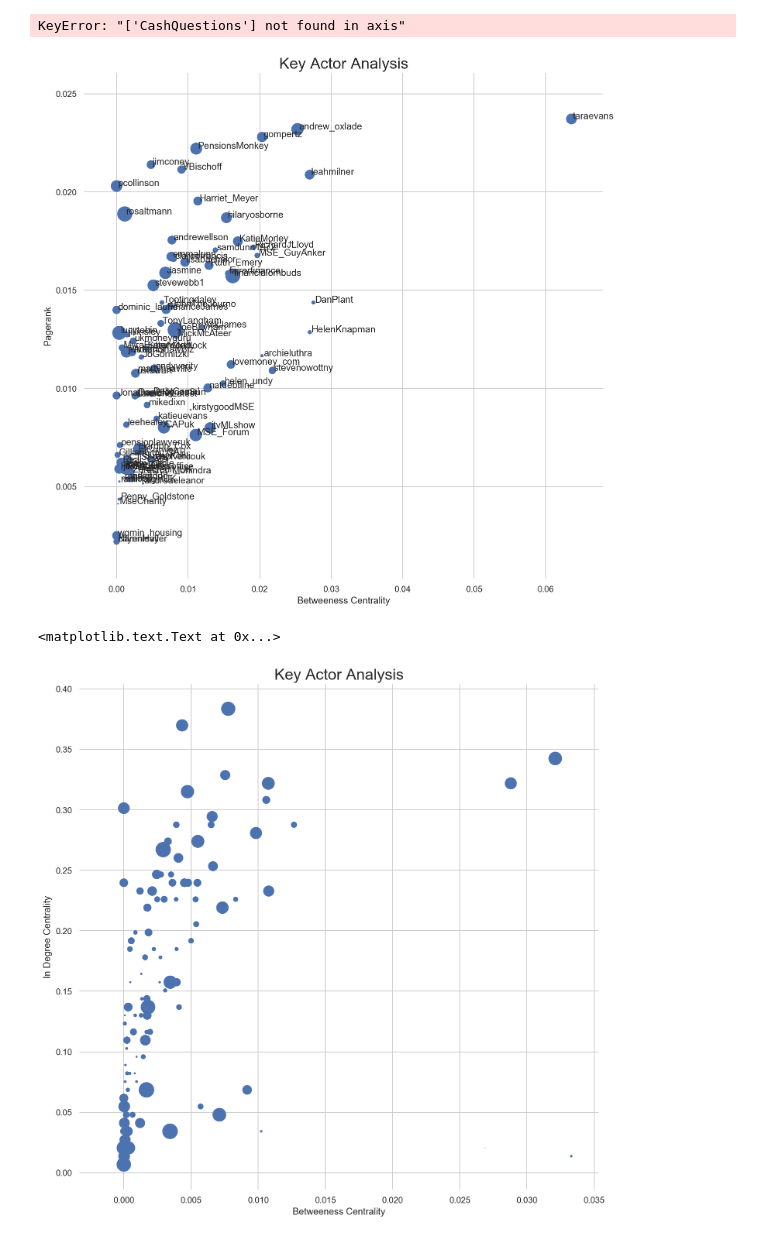
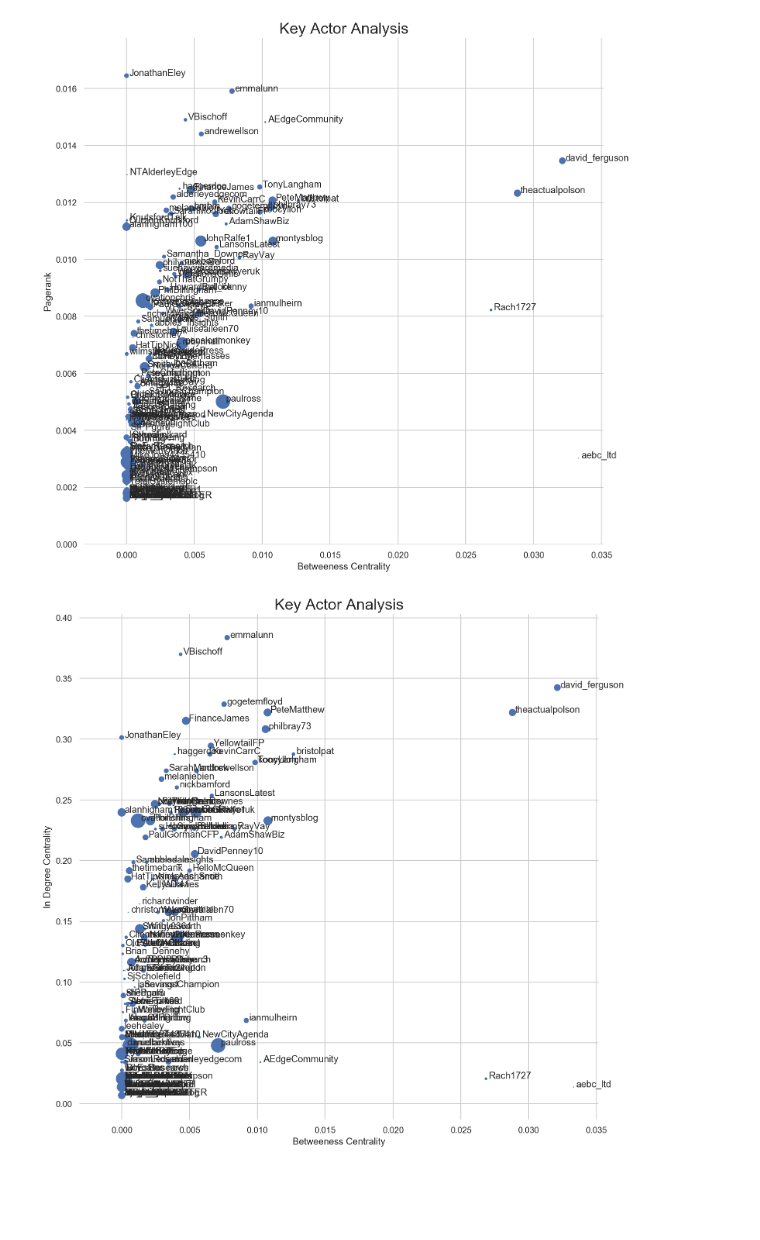
Before and after one commit to theDataFox/sentiment-influencer-app, a Jupyter notebook: notebooks/00-ljj-influencer-analysis.ipynb, the cells around one changed output. Drawn from its saved outputs; the diff is of its cells as text; code cells hidden in the pictures; blank space fills up the shorter version.

```diff
--- a/notebooks/00-ljj-influencer-analysis.ipynb
+++ b/notebooks/00-ljj-influencer-analysis.ipynb
@@ -14,4 +14,5 @@ data_path = '../data/processed/mslewis_business_small.gml'
 # %%
 # read in gml
-graph = nx.read_gml(data_path)
+graph_cq = nx.read_gml(data_path_cq)
+graph_lewis = nx.read_gml(data_path_lewis)
 # %%
@@ -103,50 +75,47 @@ sorted(pr, key=pr.get, reverse=True)[:10]
 # key actor analysis
 # betweeness vs page rank
 
-data = pd.DataFrame.from_dict(dict(graph.nodes(data=True)), orient='index')
+data_cq = pd.DataFrame.from_dict(dict(graph_cq.nodes(data=True)), orient='index')
+data_cq.drop(['CashQuestions'], inplace=True)
-# %%
-data.drop(['CashQuestions'], inplace=True)
-# %% [output]
-KeyError: "['CashQuestions'] not found in axis"
 # %%
-data['handle'] = data.index
+data_cq['handle'] = data_cq.index
 # %%
-data[['statuses','friends', 'followers', 'listed', 'ffr', 'lfr']] = data[['statuses','friends', 'followers', 'listed', 'ffr', 'lfr']].apply(pd.to_numeric)
+data_cq[['statuses','friends', 'followers', 'listed', 'ffr', 'lfr']] = data_cq[['statuses','friends', 'followers', 'listed', 'ffr', 'lfr']].apply(pd.to_numeric)
 # %%
 sns.set(style="whitegrid")
 
 f, ax = plt.subplots(figsize=(12, 12))
 sns.despine(f, left=True, bottom=True)
 
-sns.scatterplot(data=data,
+sns.scatterplot(data=data_cq,
                 x="bc", y="pr",
-                size="followers",
+                size="statuses",
                 palette="ch:r=-.2,d=.3_r",
                 sizes=(1, 400), linewidth=0,
                 ax=ax, legend=False)
 plt.title('Key Actor Analysis', fontsize=20)
 # Set x-axis label
 plt.xlabel('Betweeness Centrality')
 # Set y-axis label
 plt.ylabel('Pagerank')
 
 def label_point(x, y, val, ax):
     a = pd.concat({'x': x, 'y': y, 'val': val}, axis=1)
     for i, point in a.iterrows():
         ax.text(point['x']+.0002, point['y'], str(point['val']))
 
-label_point(data.bc, data.pr, data.handle, plt.gca())
+label_point(data_cq.bc, data_cq.pr, data_cq.handle, plt.gca())
 # %% [output]
-[figure, old version]
+[figure, new version]
 # %%
 sns.set(style="whitegrid")
 
 f, ax = plt.subplots(figsize=(12, 12))
 sns.despine(f, left=True, bottom=True)
 
-sns.scatterplot(data=data,
+sns.scatterplot(data=data_cq,
                 x="bc", y="idc",
-                size="followers",
+                size="statuses",
                 palette="ch:r=-.2,d=.3_r",
                 sizes=(1, 400), linewidth=0,
                 ax=ax, legend=False)
@@ -156,12 +125,11 @@ plt.xlabel('Betweeness Centrality')
 # Set y-axis label
 plt.ylabel('In Degree Centrality')
 
-# def label_point(x, y, val, ax):
-#     a = pd.concat({'x': x, 'y': y, 'val': val}, axis=1)
-#     for i, point in a.iterrows():
-#         ax.text(point['x']+.0002, point['y'], str(point['val']))
+def label_point(x, y, val, ax):
+    a = pd.concat({'x': x, 'y': y, 'val': val}, axis=1)
+    for i, point in a.iterrows():
+        ax.text(point['x']+.0002, point['y'], str(point['val']))
 
-# label_point(data.bc, data.idc, data.handle, plt.gca())
+label_point(data_cq.bc, data_cq.idc, data_cq.handle, plt.gca())
 # %% [output]
-<matplotlib.text.Text at 0x...>
-[figure, old version]
+[figure, new version]
```
Also changed, not shown: parts of 8 cells of this notebook, 8 other files.
